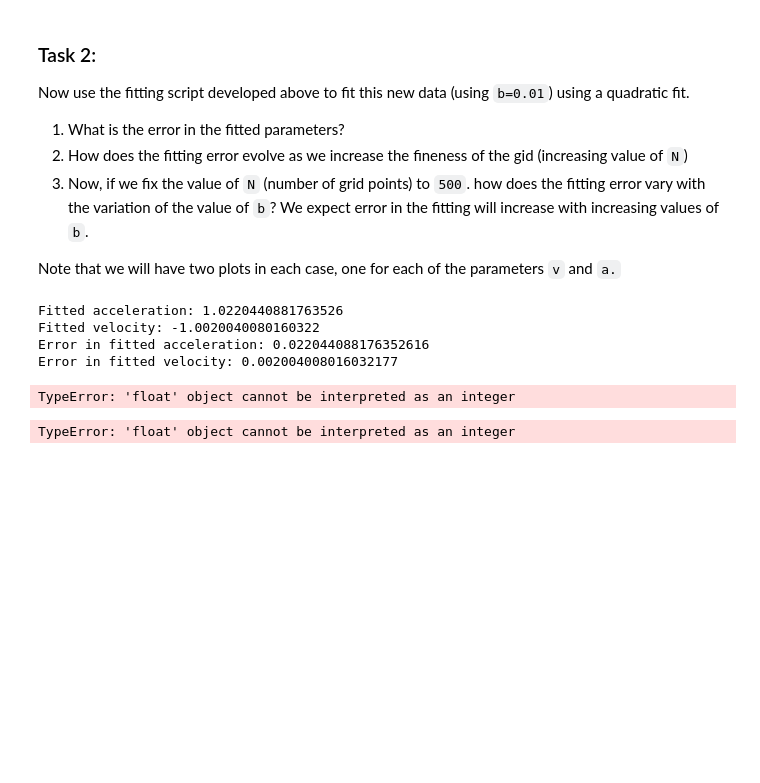
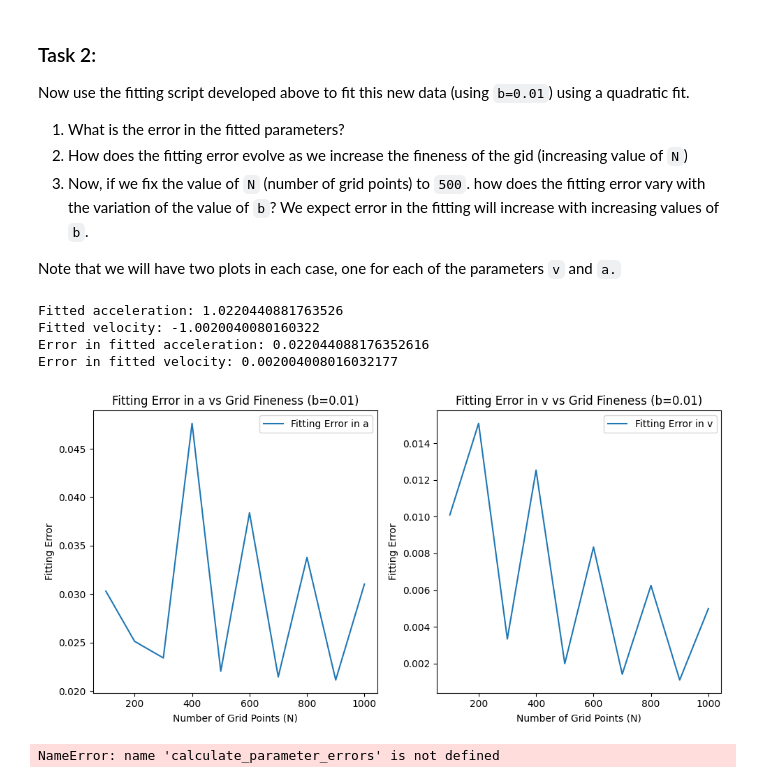
Before and after one commit to bblitz1/practice_codes, a Jupyter notebook: polynomial_fit/work_practice.ipynb, the cells around one changed output. Saved outputs shown, nothing was run; the diff lists cells and outputs as text; code cells hidden in the pictures; blank space fills up the shorter version.

```diff
--- a/polynomial_fit/work_practice.ipynb
+++ b/polynomial_fit/work_practice.ipynb
@@ -226,33 +230,41 @@ Error in fitted velocity: 0.002004008016032177
 # %%
 """
 2
 """
 import matplotlib.pyplot as plt
 import numpy as np
 
 def evaluate_fitting_error_with_grid_fineness(N_values, a_true, v_true, b):
     fitting_errors_a = []
     fitting_errors_v = []
     for N in N_values:
-        fitted_a_vals, fitted_v_vals, rms_vals, _, _ = fitting(-2, 2, -4, 4, b, N)
+        fitted_a_vals, fitted_v_vals, rms_vals, _, _ = fitting(-2, 2, -4, 4, N, x_vals_true_with_cubic)
         error_a = np.abs(a_true - fitted_a_vals)
         error_v = np.abs(v_true - fitted_v_vals)
         fitting_errors_a.append(np.mean(error_a))
         fitting_errors_v.append(np.mean(error_v))
     return fitting_errors_a, fitting_errors_v
 
 N_values = [100, 200, 300, 400, 500, 600, 700, 800, 900, 1000]
 fitting_errors_a_N, fitting_errors_v_N = evaluate_fitting_error_with_grid_fineness(N_values, a_true, v_true, b=0.01)
 
+plt.figure(figsize=(10, 5))
+plt.subplot(1, 2, 1)
 plt.plot(N_values, fitting_errors_a_N, label='Fitting Error in a')
+plt.xlabel('Number of Grid Points (N)')
+plt.ylabel('Fitting Error')
+plt.title('Fitting Error in a vs Grid Fineness (b=0.01)')
+plt.legend()
+plt.subplot(1, 2, 2)
 plt.plot(N_values, fitting_errors_v_N, label='Fitting Error in v')
 plt.xlabel('Number of Grid Points (N)')
 plt.ylabel('Fitting Error')
-plt.title('Fitting Error vs Grid Fineness (b=0.01)')
+plt.title('Fitting Error in v vs Grid Fineness (b=0.01)')
 plt.legend()
+plt.tight_layout()
 plt.show()
 # %% [output]
-TypeError: 'float' object cannot be interpreted as an integer
+[figure, added]
 # %%
 """
 3
@@ -261,7 +273,7 @@ def evaluate_fitting_error_with_b_values(b_values, a_true, v_true, N=500):
     fitting_errors_a = []
     fitting_errors_v = []
     for b in b_values:
-        fitted_a_vals, fitted_v_vals, _, _, _ = fitting(-2, 2, -4, 4, b, N)
+        fitted_a_vals, fitted_v_vals, _, _, _ = fitting(-2, 2, -4, 4, N, b)
         error_a = calculate_parameter_errors(fitted_a_vals, a_true)
         error_v = calculate_parameter_errors(fitted_v_vals, v_true)
         fitting_errors_a.append(np.mean(error_a))
@@ -270,24 +282,20 @@ def evaluate_fitting_error_with_b_values(b_values, a_true, v_true, N=500):
 
 b_values = [0.01, 0.02, 0.03, 0.04, 0.05]
 fitting_errors_a_b, fitting_errors_v_b = evaluate_fitting_error_with_b_values(b_values, a_true, v_true)
-
 plt.figure(figsize=(10, 5))
-
 plt.subplot(1, 2, 1)
 plt.plot(b_values, fitting_errors_a_b, label='Fitting Error in a')
 plt.xlabel('Value of b')
 plt.ylabel('Fitting Error')
 plt.title('Fitting Error in a vs b Values (N=500)')
 plt.legend()
-
 plt.subplot(1, 2, 2)
 plt.plot(b_values, fitting_errors_v_b, label='Fitting Error in v')
 plt.xlabel('Value of b')
 plt.ylabel('Fitting Error')
 plt.title('Fitting Error in v vs b Values (N=500)')
 plt.legend()
-
 plt.tight_layout()
 plt.show()
 # %% [output]
-TypeError: 'float' object cannot be interpreted as an integer
+NameError: name 'calculate_parameter_errors' is not defined
```
Also changed, not shown: parts of 5 cells of this notebook.
